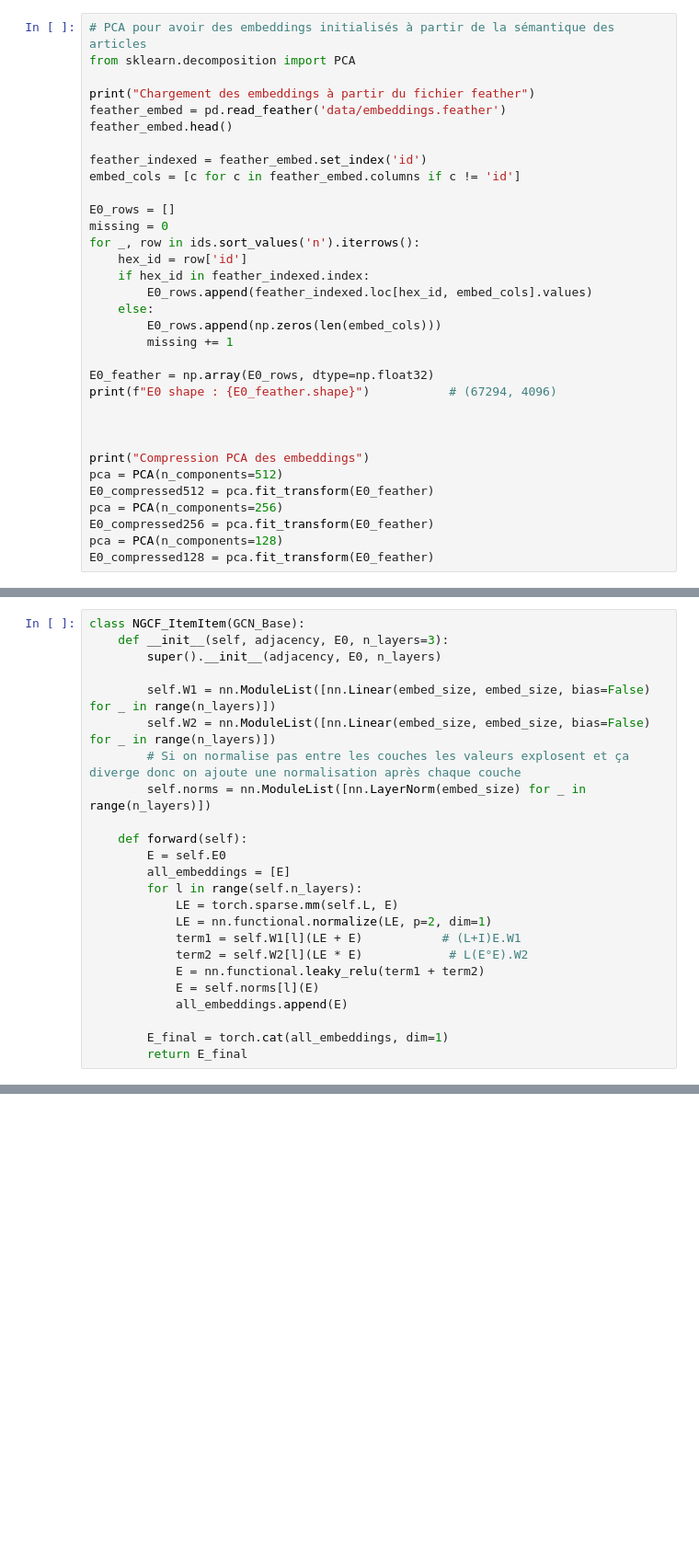
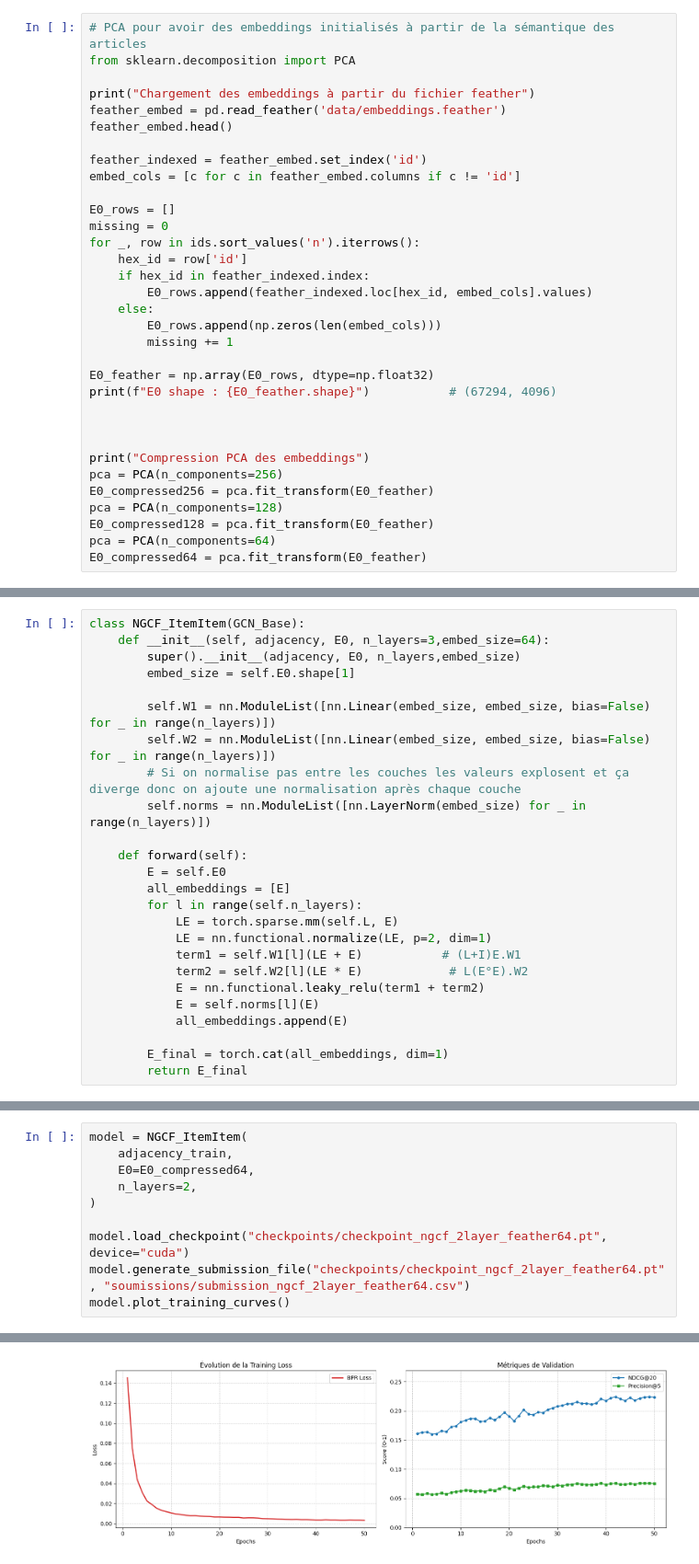
Before and after one commit to Alexndrs/Paper-recommender, a Jupyter notebook: final_notebook.ipynb, the cells around one changed output, grey strips where cells are left out. Shown at 92% size. Drawn from its saved outputs; the diff is of its cells as text; blank space fills up the shorter version.

Commit message:
final notebook ngcf &  lightGCN

```diff
--- a/final_notebook.ipynb
+++ b/final_notebook.ipynb
@@ -136,9 +185,9 @@ print(f"E0 shape : {E0_feather.shape}")           # (67294, 4096)
 
 
 print("Compression PCA des embeddings")
-pca = PCA(n_components=512)
-E0_compressed512 = pca.fit_transform(E0_feather)
 pca = PCA(n_components=256)
 E0_compressed256 = pca.fit_transform(E0_feather)
 pca = PCA(n_components=128)
 E0_compressed128 = pca.fit_transform(E0_feather)
+pca = PCA(n_components=64)
+E0_compressed64 = pca.fit_transform(E0_feather)
@@ -304,7 +397,8 @@ class GCN_Base(nn.Module):
 # %%
 class NGCF_ItemItem(GCN_Base):
-    def __init__(self, adjacency, E0, n_layers=3):
-        super().__init__(adjacency, E0, n_layers)
+    def __init__(self, adjacency, E0, n_layers=3,embed_size=64):
+        super().__init__(adjacency, E0, n_layers,embed_size)
+        embed_size = self.E0.shape[1]
 
         self.W1 = nn.ModuleList([nn.Linear(embed_size, embed_size, bias=False) for _ in range(n_layers)])
         self.W2 = nn.ModuleList([nn.Linear(embed_size, embed_size, bias=False) for _ in range(n_layers)])
@@ -327,0 +447,11 @@ class NGCF_ItemItem(GCN_Base):
+# %%
+model = NGCF_ItemItem(
+    adjacency_train,
+    E0=E0_compressed64,
+    n_layers=2,
+)
+
+model.load_checkpoint("checkpoints/checkpoint_ngcf_2layer_feather64.pt", device="cuda")
+model.generate_submission_file("checkpoints/checkpoint_ngcf_2layer_feather64.pt", "soumissions/submission_ngcf_2layer_feather64.csv")
+model.plot_training_curves()
+# %% [output]
@@ -327,0 +466 @@ class NGCF_ItemItem(GCN_Base):
+[figure, added]
```
Also changed, not shown: parts of 49 cells of this notebook.
